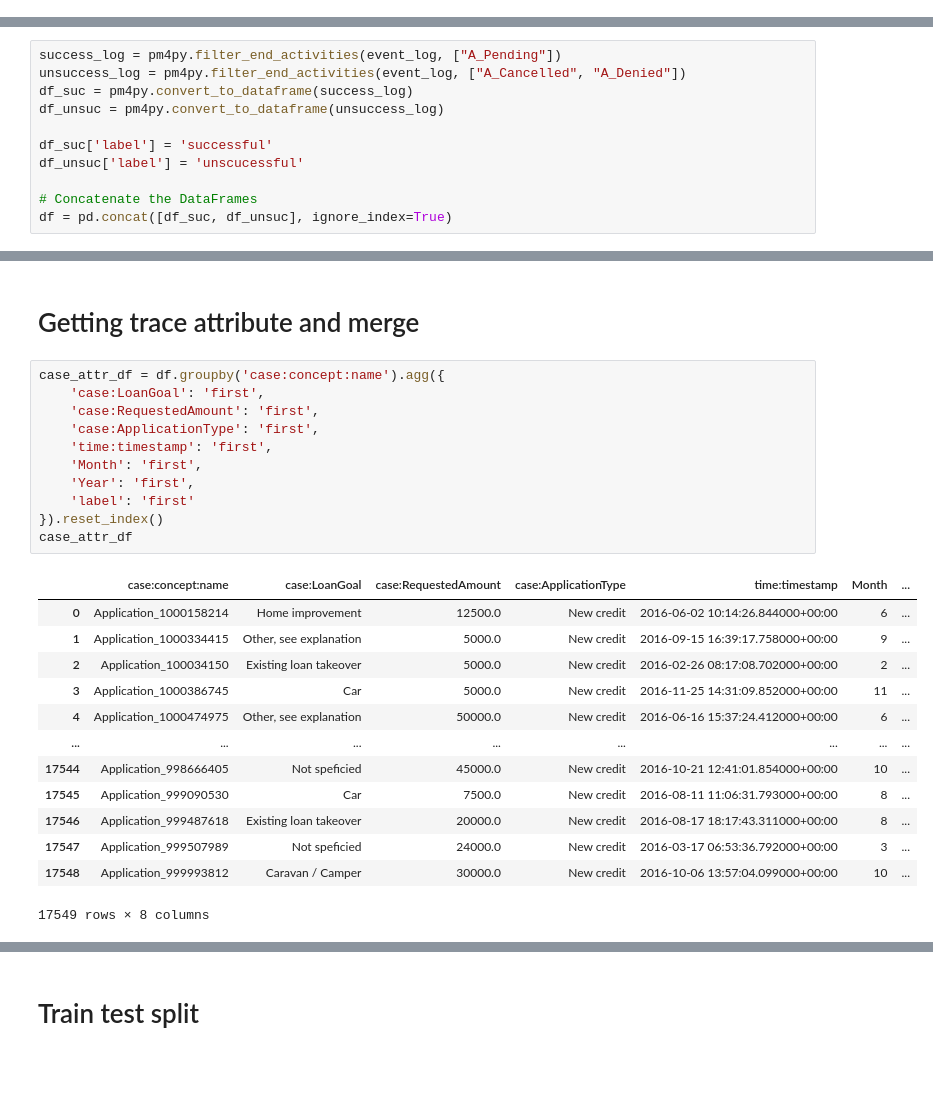
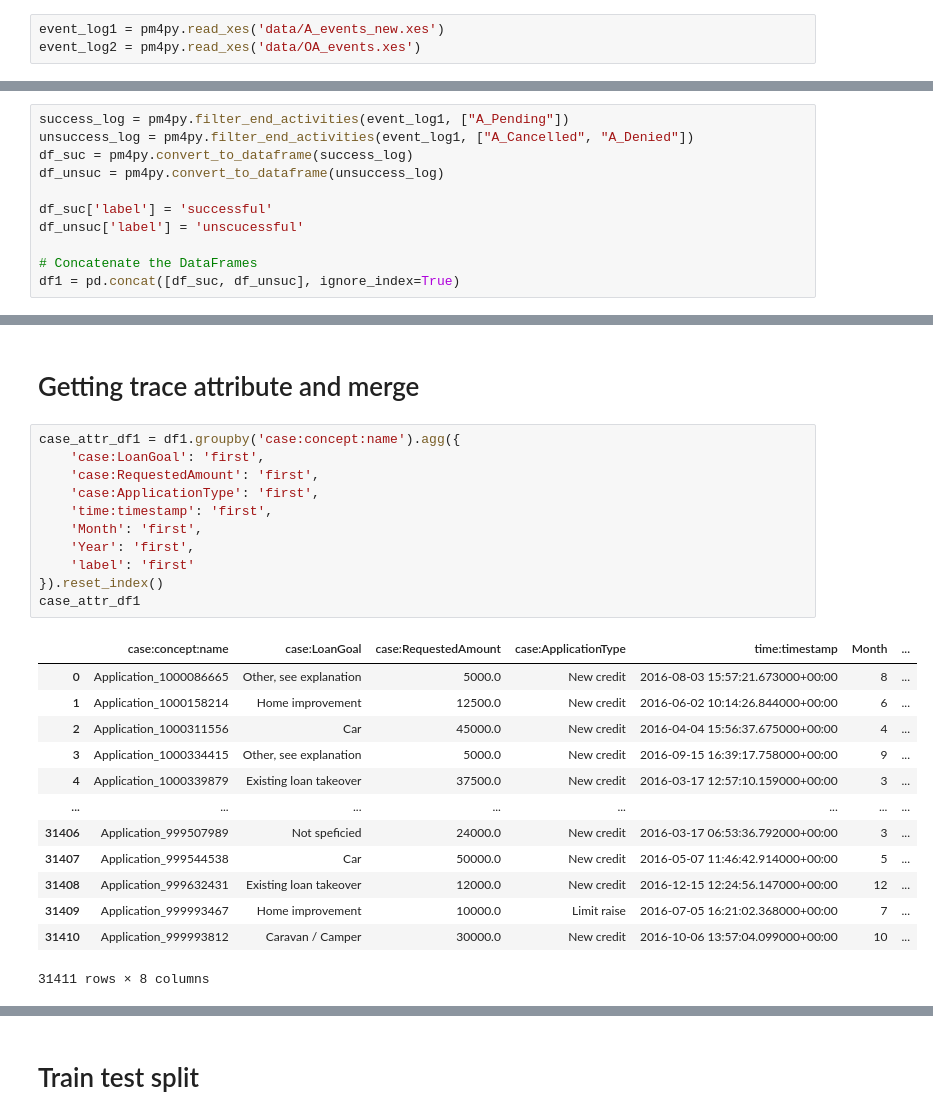
Before and after one commit to xuyou1999/APM_project_group8, a Jupyter notebook: encoding.ipynb, the cells around one changed output, grey strips where cells are left out. Saved outputs shown, nothing was run; the diff lists cells and outputs as text; blank space fills up the shorter version.

```diff
--- a/encoding.ipynb
+++ b/encoding.ipynb
@@ -15,0 +12,3 @@ df = pm4py.convert_to_dataframe(event_log)
+# %%
+event_log1 = pm4py.read_xes('data/A_events_new.xes')
+event_log2 = pm4py.read_xes('data/OA_events.xes')
@@ -20,8 +23,8 @@ df['Month'] = df['time:timestamp'].dt.month
 # %% [markdown]
 # Add label
 # %%
-success_log = pm4py.filter_end_activities(event_log, ["A_Pending"])
-unsuccess_log = pm4py.filter_end_activities(event_log, ["A_Cancelled", "A_Denied"])
+success_log = pm4py.filter_end_activities(event_log1, ["A_Pending"])
+unsuccess_log = pm4py.filter_end_activities(event_log1, ["A_Cancelled", "A_Denied"])
 df_suc = pm4py.convert_to_dataframe(success_log)
 df_unsuc = pm4py.convert_to_dataframe(unsuccess_log)
 
@@ -29,7 +32,7 @@ df_suc['label'] = 'successful'
 df_unsuc['label'] = 'unscucessful'
 
 # Concatenate the DataFrames
-df = pd.concat([df_suc, df_unsuc], ignore_index=True)
+df1 = pd.concat([df_suc, df_unsuc], ignore_index=True)
 # %% [output]
 A value is trying to be set on a copy of a slice from a DataFrame.
 Try using .loc[row_indexer,col_indexer] = value instead
@@ -112,28 +138,28 @@ result
 # %% [markdown]
 # Getting trace attribute and merge
 # %%
-case_attr_df = df.groupby('case:concept:name').agg({
+case_attr_df1 = df1.groupby('case:concept:name').agg({
     'case:LoanGoal': 'first',
     'case:RequestedAmount': 'first',
     'case:ApplicationType': 'first',
     'time:timestamp': 'first',
     'Month': 'first',
     'Year': 'first',
     'label': 'first'
 }).reset_index()
-case_attr_df
+case_attr_df1
 # %% [output]
 |  | case:concept:name | case:LoanGoal | case:RequestedAmount | case:ApplicationType | time:timestamp | Month | ... |
-| 0 | Application_1000158214 | Home improvement | 12500.0 | New credit | 2016-06-02 10:14:26.844000+00:00 | 6 | ... |
-| 1 | Application_1000334415 | Other, see explanation | 5000.0 | New credit | 2016-09-15 16:39:17.758000+00:00 | 9 | ... |
-| 2 | Application_100034150 | Existing loan takeover | 5000.0 | New credit | 2016-02-26 08:17:08.702000+00:00 | 2 | ... |
-| 3 | Application_1000386745 | Car | 5000.0 | New credit | 2016-11-25 14:31:09.852000+00:00 | 11 | ... |
-| 4 | Application_1000474975 | Other, see explanation | 50000.0 | New credit | 2016-06-16 15:37:24.412000+00:00 | 6 | ... |
+| 0 | Application_1000086665 | Other, see explanation | 5000.0 | New credit | 2016-08-03 15:57:21.673000+00:00 | 8 | ... |
+| 1 | Application_1000158214 | Home improvement | 12500.0 | New credit | 2016-06-02 10:14:26.844000+00:00 | 6 | ... |
+| 2 | Application_1000311556 | Car | 45000.0 | New credit | 2016-04-04 15:56:37.675000+00:00 | 4 | ... |
+| 3 | Application_1000334415 | Other, see explanation | 5000.0 | New credit | 2016-09-15 16:39:17.758000+00:00 | 9 | ... |
+| 4 | Application_1000339879 | Existing loan takeover | 37500.0 | New credit | 2016-03-17 12:57:10.159000+00:00 | 3 | ... |
 | ... | ... | ... | ... | ... | ... | ... | ... |
-| 17544 | Application_998666405 | Not speficied | 45000.0 | New credit | 2016-10-21 12:41:01.854000+00:00 | 10 | ... |
-| 17545 | Application_999090530 | Car | 7500.0 | New credit | 2016-08-11 11:06:31.793000+00:00 | 8 | ... |
-| 17546 | Application_999487618 | Existing loan takeover | 20000.0 | New credit | 2016-08-17 18:17:43.311000+00:00 | 8 | ... |
-| 17547 | Application_999507989 | Not speficied | 24000.0 | New credit | 2016-03-17 06:53:36.792000+00:00 | 3 | ... |
-| 17548 | Application_999993812 | Caravan / Camper | 30000.0 | New credit | 2016-10-06 13:57:04.099000+00:00 | 10 | ... |
+| 31406 | Application_999507989 | Not speficied | 24000.0 | New credit | 2016-03-17 06:53:36.792000+00:00 | 3 | ... |
+| 31407 | Application_999544538 | Car | 50000.0 | New credit | 2016-05-07 11:46:42.914000+00:00 | 5 | ... |
+| 31408 | Application_999632431 | Existing loan takeover | 12000.0 | New credit | 2016-12-15 12:24:56.147000+00:00 | 12 | ... |
+| 31409 | Application_999993467 | Home improvement | 10000.0 | Limit raise | 2016-07-05 16:21:02.368000+00:00 | 7 | ... |
+| 31410 | Application_999993812 | Caravan / Camper | 30000.0 | New credit | 2016-10-06 13:57:04.099000+00:00 | 10 | ... |
-17549 rows × 8 columns
+31411 rows × 8 columns
 # %%
```
Also changed, not shown: parts of 24 cells of this notebook, 1 other file.
